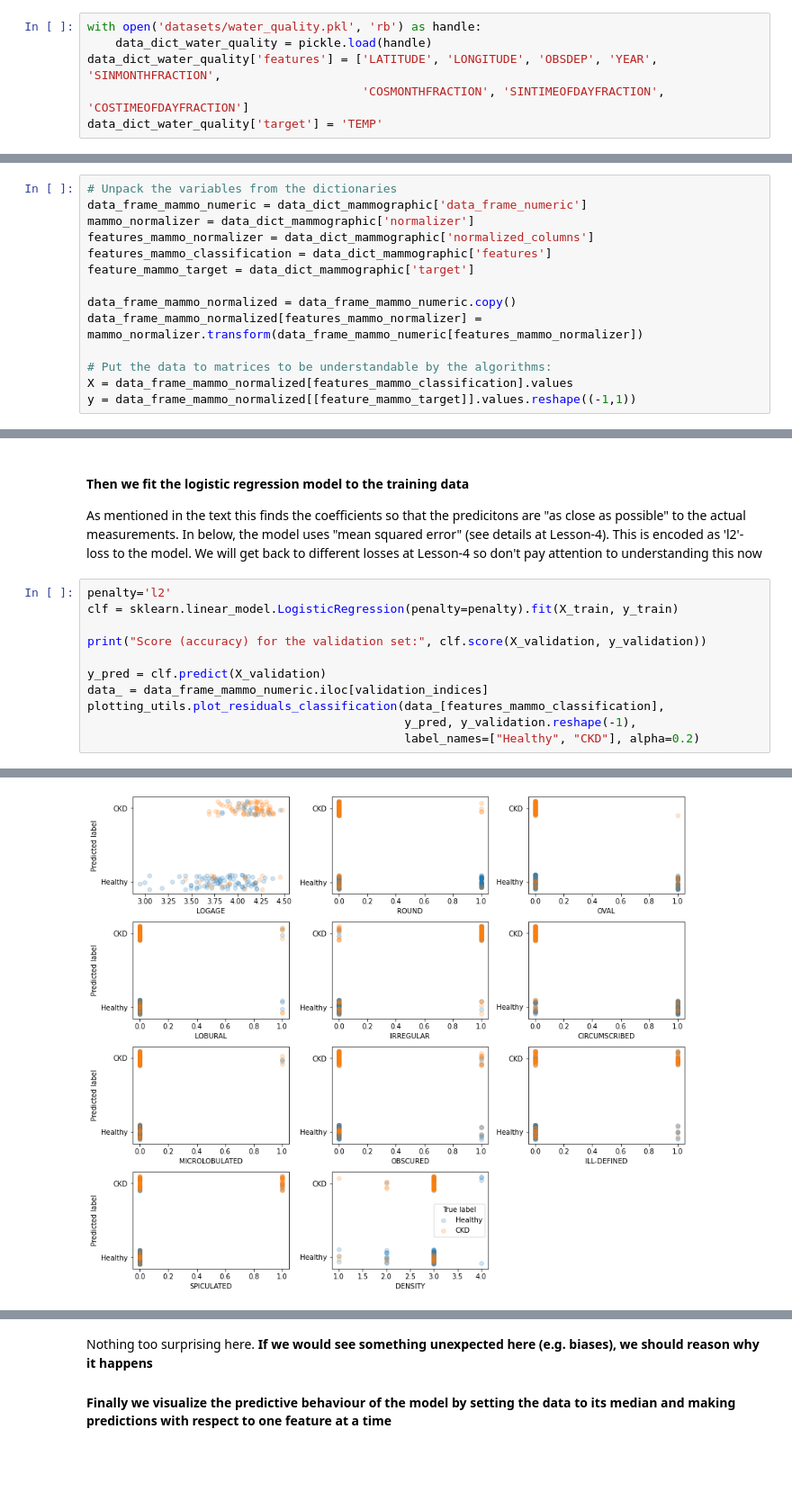
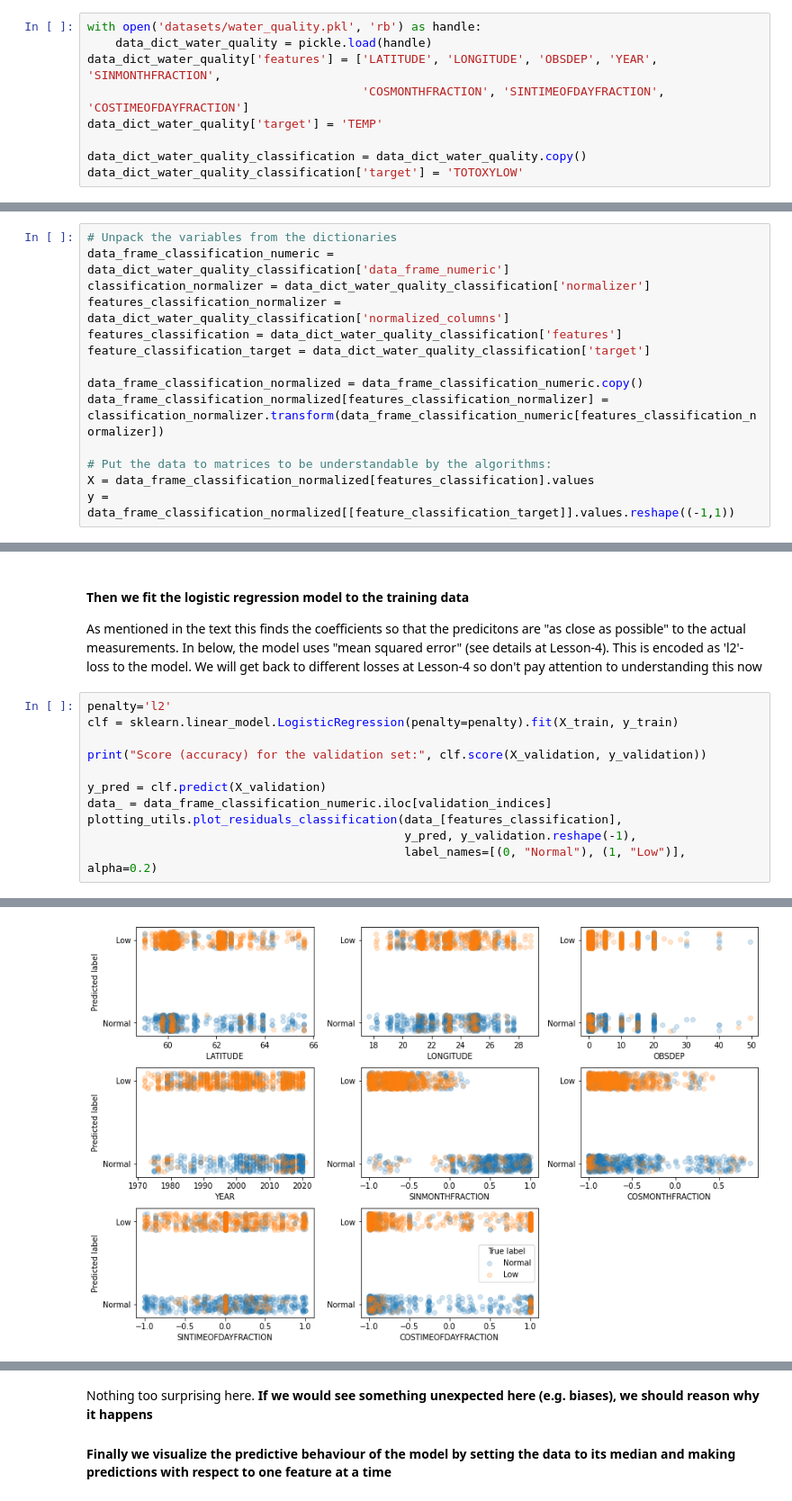
Before and after one commit to esiivola/syke-machine-learning-course, a Jupyter notebook: Lesson-3.ipynb, the cells around one changed output, grey strips where cells are left out. Shown at 90% size. Drawn from its saved outputs; the diff is of its cells as text; blank space fills up the shorter version.

```diff
--- a/Lesson-3.ipynb
+++ b/Lesson-3.ipynb
@@ -36,3 +36,6 @@ with open('datasets/water_quality.pkl', 'rb') as handle:
 data_dict_water_quality['features'] = ['LATITUDE', 'LONGITUDE', 'OBSDEP', 'YEAR', 'SINMONTHFRACTION',
                                        'COSMONTHFRACTION', 'SINTIMEOFDAYFRACTION', 'COSTIMEOFDAYFRACTION']
 data_dict_water_quality['target'] = 'TEMP'
+
+data_dict_water_quality_classification = data_dict_water_quality.copy()
+data_dict_water_quality_classification['target'] = 'TOTOXYLOW'
@@ -181,18 +178,18 @@ Image from Wikipedia, by Michaelg2015 - Own work, CC BY-SA 4.0, https://commons.
 ##### First we unpack the data from the dictionaries
 # %%
 # Unpack the variables from the dictionaries
-data_frame_mammo_numeric = data_dict_mammographic['data_frame_numeric']
-mammo_normalizer = data_dict_mammographic['normalizer']
-features_mammo_normalizer = data_dict_mammographic['normalized_columns']
-features_mammo_classification = data_dict_mammographic['features']
-feature_mammo_target = data_dict_mammographic['target']
+data_frame_classification_numeric = data_dict_water_quality_classification['data_frame_numeric']
+classification_normalizer = data_dict_water_quality_classification['normalizer']
+features_classification_normalizer = data_dict_water_quality_classification['normalized_columns']
+features_classification = data_dict_water_quality_classification['features']
+feature_classification_target = data_dict_water_quality_classification['target']
 
-data_frame_mammo_normalized = data_frame_mammo_numeric.copy()
-data_frame_mammo_normalized[features_mammo_normalizer] = mammo_normalizer.transform(data_frame_mammo_numeric[features_mammo_normalizer])
+data_frame_classification_normalized = data_frame_classification_numeric.copy()
+data_frame_classification_normalized[features_classification_normalizer] = classification_normalizer.transform(data_frame_classification_numeric[features_classification_normalizer])
 
 # Put the data to matrices to be understandable by the algorithms:
-X = data_frame_mammo_normalized[features_mammo_classification].values
-y = data_frame_mammo_normalized[[feature_mammo_target]].values.reshape((-1,1))
+X = data_frame_classification_normalized[features_classification].values
+y = data_frame_classification_normalized[[feature_classification_target]].values.reshape((-1,1))
 # %% [markdown]
 #### Then we split the data to train and validation data at random (See lecture 2 for details)
 
@@ -215,8 +212,8 @@ clf = sklearn.linear_model.LogisticRegression(penalty=penalty).fit(X_train, y_tr
 print("Score (accuracy) for the validation set:", clf.score(X_validation, y_validation))
 
 y_pred = clf.predict(X_validation)
-data_ = data_frame_mammo_numeric.iloc[validation_indices]
-plotting_utils.plot_residuals_classification(data_[features_mammo_classification],
+data_ = data_frame_classification_numeric.iloc[validation_indices]
+plotting_utils.plot_residuals_classification(data_[features_classification],
                                              y_pred, y_validation.reshape(-1),
-                                             label_names=["Healthy", "CKD"], alpha=0.2)
+                                             label_names=[(0, "Normal"), (1, "Low")], alpha=0.2)
 # %% [output]
@@ -224,2 +221,2 @@ Score (accuracy) for the validation set: 0.78125
-[figure, old version]
+[figure, new version]
 # %% [markdown]
```
Also changed, not shown: parts of 26 cells of this notebook, 3 other files.
